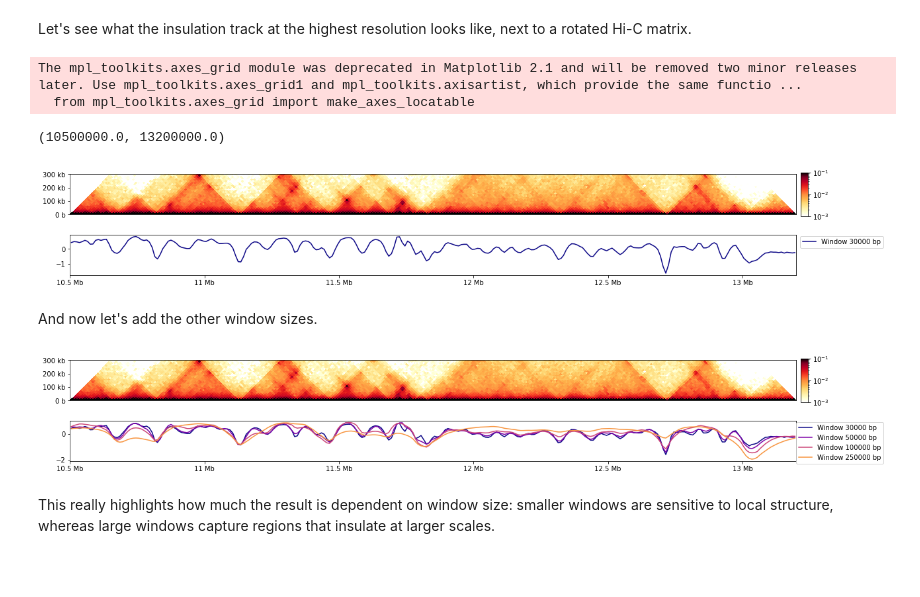
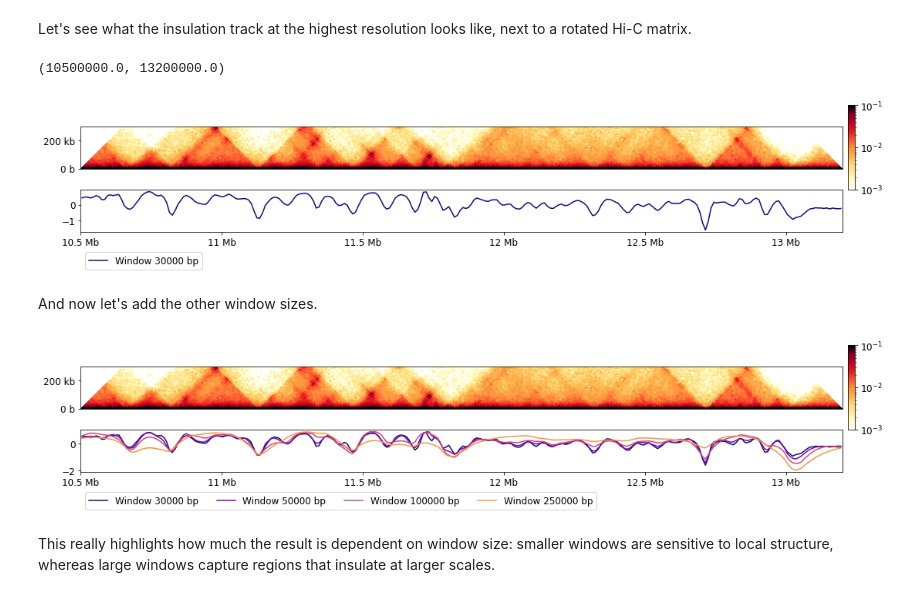
Before and after one commit to open2c/open2c_examples, a Jupyter notebook: insulation_and_boundaries.ipynb, the cells around one changed output. Drawn from its saved outputs; the diff is of its cells as text; code cells hidden in the pictures; blank space fills up the shorter version.

```diff
--- a/insulation_and_boundaries.ipynb
+++ b/insulation_and_boundaries.ipynb
@@ -97,51 +97,50 @@ def format_ticks(ax, x=True, y=True, rotate=True):
 Let's see what the insulation track at the highest resolution looks like, next to a rotated Hi-C matrix.
 # %%
 from matplotlib.colors import LogNorm
-from mpl_toolkits.axes_grid import make_axes_locatable
+from mpl_toolkits.axes_grid1 import make_axes_locatable
 import bioframe
+plt.rcParams['font.size'] = 12
 
 start = 10_500_000
 end = start+ 90*windows[0]
 region = ('chr2', start, end)
 norm = LogNorm(vmax=0.1, vmin=0.001)
 data = clr.matrix(balance=True).fetch(region)
-f, ax = plt.subplots(figsize=(20, 4))
+f, ax = plt.subplots(figsize=(18, 6))
 im = pcolormesh_45deg(ax, data, start=region[1], resolution=resolution, norm=norm, cmap='fall')
 ax.set_aspect(0.5)
 ax.set_ylim(0, 10*windows[0])
 format_ticks(ax, rotate=False)
 ax.xaxis.set_visible(False)
 
 divider = make_axes_locatable(ax)
 cax = divider.append_axes("right", size="1%", pad=0.1, aspect=6)
 plt.colorbar(im, cax=cax)
 
 insul_region = bioframe.select(insulation_table, region)
 
 ins_ax = divider.append_axes("bottom", size="50%", pad=0., sharex=ax)
 ins_ax.set_prop_cycle(plt.cycler("color", plt.cm.plasma(np.linspace(0,1,5))))
 ins_ax.plot(insul_region[['start', 'end']].mean(axis=1),
             insul_region['log2_insulation_score_'+str(windows[0])],
             label=f'Window {windows[0]} bp')
 
-ins_ax.legend(bbox_to_anchor=(1.125, 1.05), loc='upper right')
+ins_ax.legend(bbox_to_anchor=(0., -1), loc='lower left', ncol=4);
 
 format_ticks(ins_ax, y=False, rotate=False)
 ax.set_xlim(region[1], region[2])
 # %% [output]
-The mpl_toolkits.axes_grid module was deprecated in Matplotlib 2.1 and will be removed two minor releases later. Use mpl_toolkits.axes_grid1 and mpl_toolkits.axisartist, which provide the same functio ...
-  from mpl_toolkits.axes_grid import make_axes_locatable
+(10500000.0, 13200000.0)
-(10500000.0, 13200000.0)
-[figure, old version]
+[figure, new version]
 # %% [markdown]
 And now let's add the other window sizes.
 # %%
 for res in windows[1:]:
     ins_ax.plot(insul_region[['start', 'end']].mean(axis=1), insul_region[f'log2_insulation_score_{res}'], label=f'Window {res} bp')
-ins_ax.legend(bbox_to_anchor=(1.125, 1.05), loc='upper right');
+ins_ax.legend(bbox_to_anchor=(0., -1), loc='lower left', ncol=4);
 f
 # %% [output]
-[figure, old version]
+[figure, new version]
 # %% [markdown]
 This really highlights how much the result is dependent on window size: smaller windows are sensitive to local structure, whereas large windows capture regions that insulate at larger scales.
 # %% [markdown]
```
Also changed, not shown: parts of 7 cells of this notebook, 5 other files.
